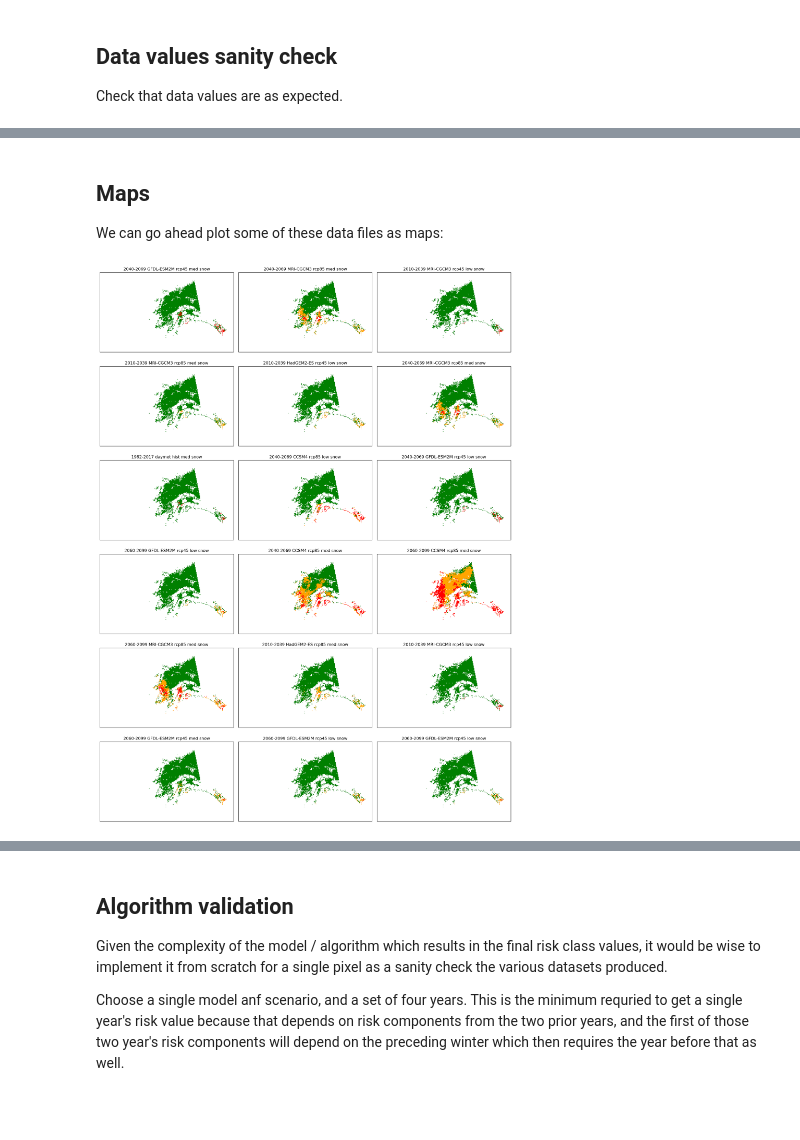
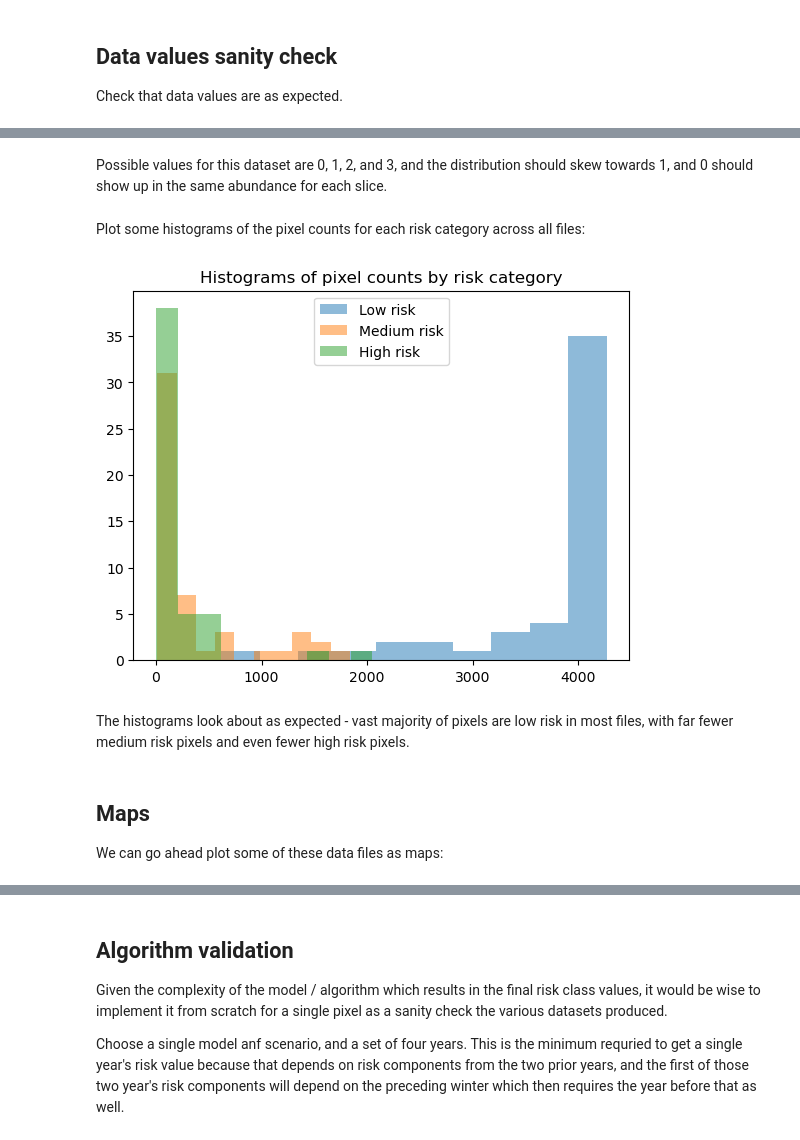
Before and after one commit to ua-snap/spruce-beetle-risk, a Jupyter notebook: qc.ipynb, the cells around one changed output, grey strips where cells are left out. Drawn from its saved outputs; the diff is of its cells as text; code cells hidden in the pictures; blank space fills up the shorter version.

```diff
--- a/qc.ipynb
+++ b/qc.ipynb
@@ -50,31 +44,40 @@ for fp in stat_di:
-# %% [markdown]
-## Maps
-
-We can go ahead plot some of these data files as maps:
-# %%
-from matplotlib.colors import ListedColormap
-
-
-# choose 18 random files
-np.random.seed(907)
-idx = np.random.randint(0, 50, 18)
-all_fps = list(out_risk_dir.glob("*.tif"))
-fps = [all_fps[i] for i in idx]
-cmap = ListedColormap(["green", "orange", "red"])
-
-fig, axs = plt.subplots(6, 3, figsize=(17, 23), sharex=True, sharey=True)
-fig.patch.set_facecolor("white")
-for ax, fp in zip(axs.flatten(), fps):
-    ax.get_xaxis().set_visible(False)
-    ax.get_yaxis().set_visible(False)
-    era, model, scenario, snow = fp.name.split("_")[-4:]
-    snow = snow.replace(".tif", "")
-    with rio.open(fp) as src:
-        show(src, interpolation="none", cmap=cmap, ax=ax)
-
-        ax.set_title(f"{era} {model} {scenario} {snow} snow")
-
-plt.tight_layout()
-plt.show()
-# %% [output]
-[figure, removed]
+# %% [markdown]
+Possible values for this dataset are 0, 1, 2, and 3, and the distribution should skew towards 1, and 0 should show up in the same abundance for each slice.
+# %%
+low, med, high = [], [], []
+for fn in stat_di:
+    assert set(stat_di[fn]["counts"][0]).issubset(np.array([0, 1, 2, 3]))
+    assert stat_di[fn]["counts"][1][0] == stat_di[list(stat_di.keys())[0]]["counts"][1][0]
+    low.append(stat_di[fn]["counts"][1][1])
+    med.append(stat_di[fn]["counts"][1][2])
+    # there might not be "high" risk..
+    try:
+        high.append(stat_di[fn]["counts"][1][3])
+    except IndexError:
+        high.append(0)
+# %% [markdown]
+Plot some histograms of the pixel counts for each risk category across all files:
+# %%
+plt.hist(low,
+         alpha=0.5, # the transaparency parameter
+         label="Low risk")
+
+plt.hist(med,
+         alpha=0.5,
+         label="Medium risk")
+
+plt.hist(high,
+         alpha=0.5,
+         label="High risk")
+
+plt.legend(loc="upper center")
+plt.title("Histograms of pixel counts by risk category")
+plt.show()
+# %% [output]
+[figure, added]
+# %% [markdown]
+The histograms look about as expected - vast majority of pixels are low risk in most files, with far fewer medium risk pixels and even fewer high risk pixels.
+# %% [markdown]
+## Maps
+
+We can go ahead plot some of these data files as maps:
```
Also changed, not shown: parts of 15 cells of this notebook, 4 other files.
